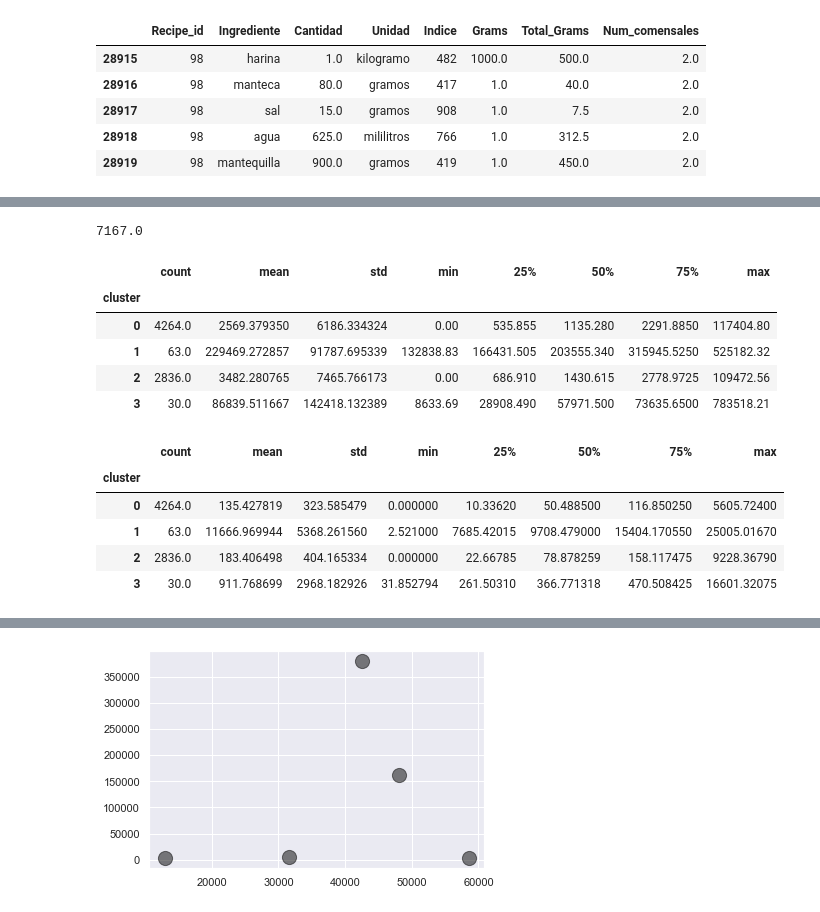
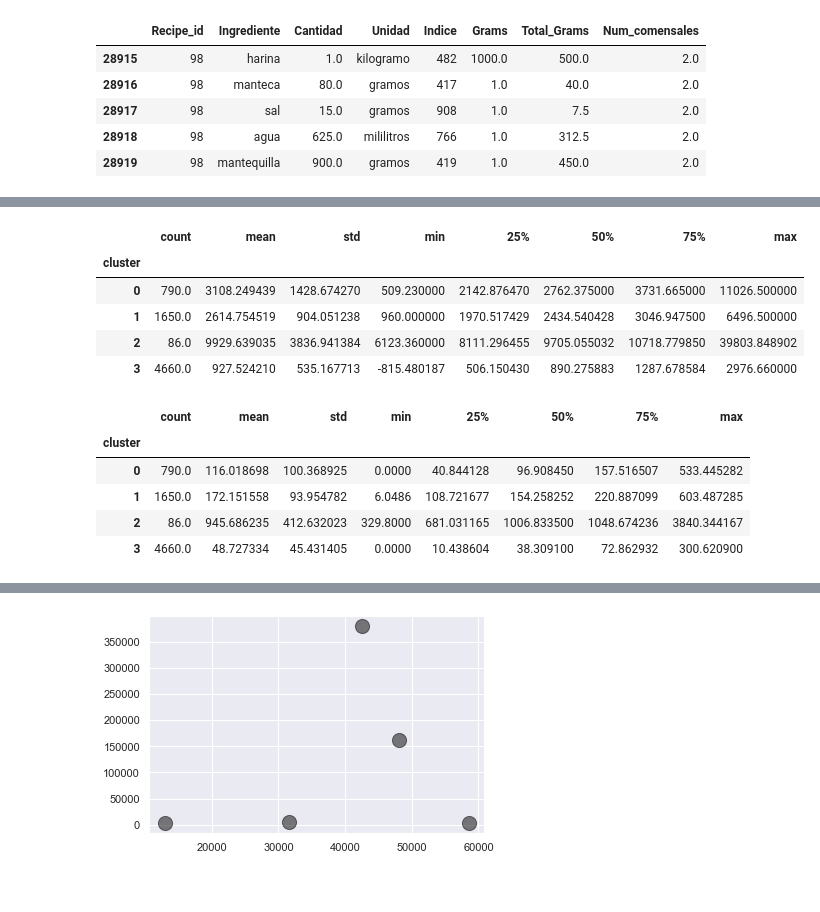
Before and after one commit to Shenia23/mangio, a Jupyter notebook: notebooks/Cluster_analysis.ipynb, the cells around one changed output, grey strips where cells are left out. Drawn from its saved outputs; the diff is of its cells as text; code cells hidden in the pictures.

```diff
--- a/notebooks/Cluster_analysis.ipynb
+++ b/notebooks/Cluster_analysis.ipynb
@@ -91,8 +91,8 @@ ing[ing['Recipe_id']==98]
 | 28918 | 98 | agua | 625.0 | mililitros | 766 | 1.0 | 312.5 | 2.0 |
 | 28919 | 98 | mantequilla | 900.0 | gramos | 419 | 1.0 | 450.0 | 2.0 |
 # %%
-macros = df[['energía, total',
-       'grasa, total (lipidos totales)', 'proteina, total',
-       'fibra, dietetica total', 'carbohidratos']].copy()
+macros = df[['energia',
+       'grasa', 'proteina',
+       'fibra', 'carbohidratos']].copy()
 macros.head()
 # %% [output]
@@ -126,23 +136,19 @@ macros[macros['cluster']==2]
-# %%
-df.iloc[114]['Recipe_id']
-# %% [output]
-7167.0
 # %%
-macros.groupby('cluster')['energía, total'].describe()
+macros.groupby('cluster')['energia'].describe()
 # %% [output]
 |  | count | mean | std | min | 25% | 50% | 75% | max |
 | cluster |  |  |  |  |  |  |  |  |
-| 0 | 4264.0 | 2569.379350 | 6186.334324 | 0.00 | 535.855 | 1135.280 | 2291.8850 | 117404.80 |
-| 1 | 63.0 | 229469.272857 | 91787.695339 | 132838.83 | 166431.505 | 203555.340 | 315945.5250 | 525182.32 |
-| 2 | 2836.0 | 3482.280765 | 7465.766173 | 0.00 | 686.910 | 1430.615 | 2778.9725 | 109472.56 |
-| 3 | 30.0 | 86839.511667 | 142418.132389 | 8633.69 | 28908.490 | 57971.500 | 73635.6500 | 783518.21 |
+| 0 | 790.0 | 3108.249439 | 1428.674270 | 509.230000 | 2142.876470 | 2762.375000 | 3731.665000 | 11026.500000 |
+| 1 | 1650.0 | 2614.754519 | 904.051238 | 960.000000 | 1970.517429 | 2434.540428 | 3046.947500 | 6496.500000 |
+| 2 | 86.0 | 9929.639035 | 3836.941384 | 6123.360000 | 8111.296455 | 9705.055032 | 10718.779850 | 39803.848902 |
+| 3 | 4660.0 | 927.524210 | 535.167713 | -815.480187 | 506.150430 | 890.275883 | 1287.678584 | 2976.660000 |
 # %%
-macros.groupby('cluster')['grasa, total (lipidos totales)'].describe()
+macros.groupby('cluster')['grasa'].describe()
 # %% [output]
 |  | count | mean | std | min | 25% | 50% | 75% | max |
 | cluster |  |  |  |  |  |  |  |  |
-| 0 | 4264.0 | 135.427819 | 323.585479 | 0.000000 | 10.33620 | 50.488500 | 116.850250 | 5605.72400 |
-| 1 | 63.0 | 11666.969944 | 5368.261560 | 2.521000 | 7685.42015 | 9708.479000 | 15404.170550 | 25005.01670 |
-| 2 | 2836.0 | 183.406498 | 404.165334 | 0.000000 | 22.66785 | 78.878259 | 158.117475 | 9228.36790 |
-| 3 | 30.0 | 911.768699 | 2968.182926 | 31.852794 | 261.50310 | 366.771318 | 470.508425 | 16601.32075 |
+| 0 | 790.0 | 116.018698 | 100.368925 | 0.0000 | 40.844128 | 96.908450 | 157.516507 | 533.445282 |
+| 1 | 1650.0 | 172.151558 | 93.954782 | 6.0486 | 108.721677 | 154.258252 | 220.887099 | 603.487285 |
+| 2 | 86.0 | 945.686235 | 412.632023 | 329.8000 | 681.031165 | 1006.833500 | 1048.674236 | 3840.344167 |
+| 3 | 4660.0 | 48.727334 | 45.431405 | 0.0000 | 10.438604 | 38.309100 | 72.862932 | 300.620900 |
 # %%
```
Also changed, not shown: parts of 11 cells of this notebook, 3 other files.
